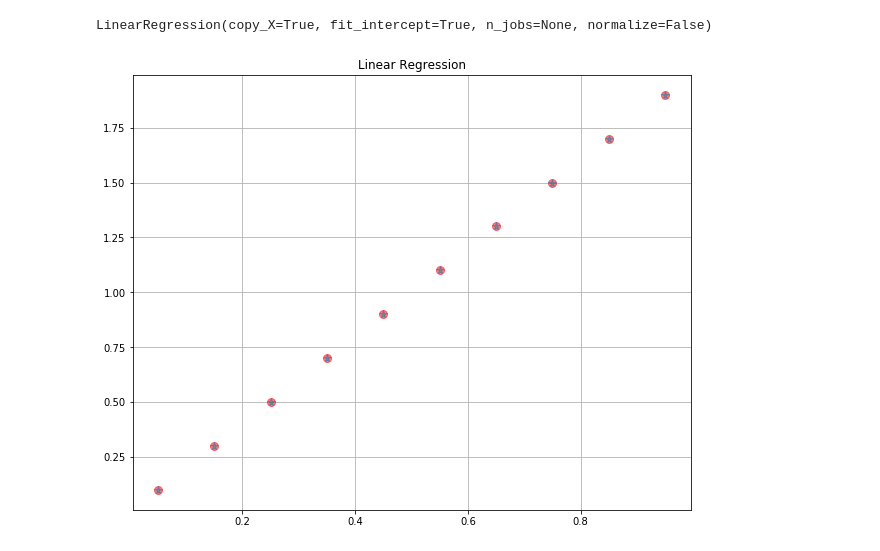
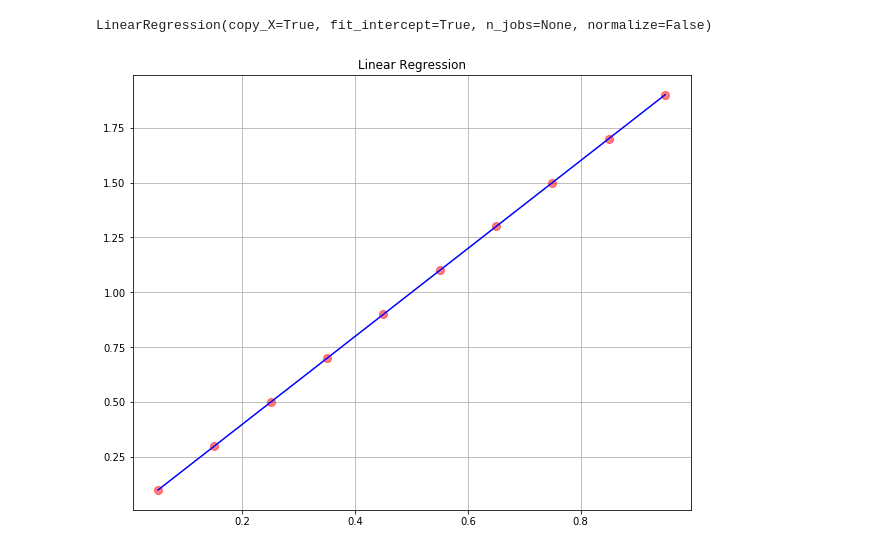
Before and after one commit to dabarbosa10/MachineLearning, a Jupyter notebook: LR.ipynb, the cells around one changed output. Cells and saved outputs as stored; diff of their text form; code cells hidden in the pictures.

```diff
--- a/LR.ipynb
+++ b/LR.ipynb
@@ -90,8 +90,8 @@ y_pol4=model3.predict(x_poly1)
 # %%
 plt.figure(figsize=(10,8))
 plt.plot(x,y,'ro',ms=8,alpha=0.5)
-plt.plot(x,y_pol4,'*',ms=8,alpha=0.5)
+plt.plot(x,y_pol4,'b-')
 plt.title('Linear Regression')
 plt.grid()
 # %% [output]
-[figure, old version]
+[figure, new version]
```
Also changed, not shown: parts of 5 cells of this notebook.
